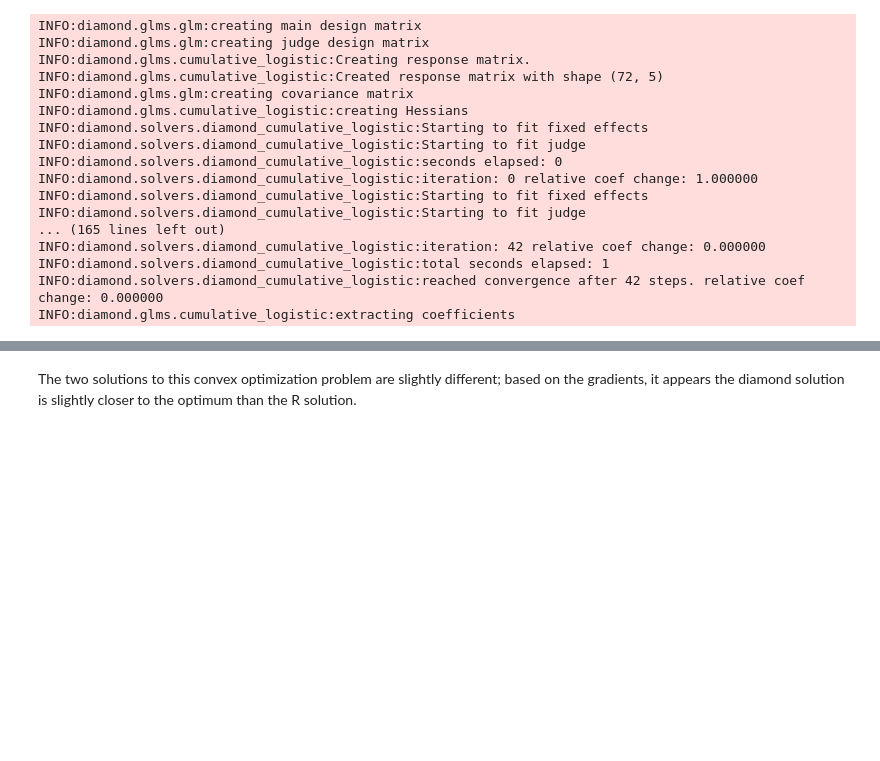
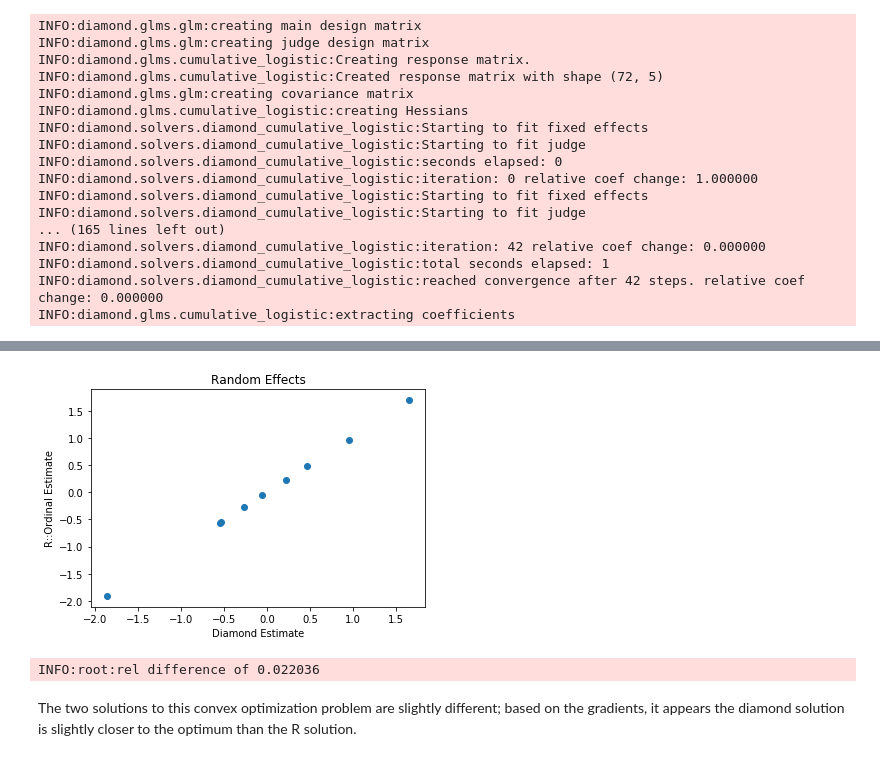
Before and after one commit to stitchfix/diamond, a Jupyter notebook: examples/ordinal/wine_example.ipynb, the cells around one changed output, grey strips where cells are left out. Saved outputs shown, nothing was run; the diff lists cells and outputs as text; code cells hidden in the pictures; blank space fills up the shorter version.

```diff
--- a/examples/ordinal/wine_example.ipynb
+++ b/examples/ordinal/wine_example.ipynb
@@ -171,10 +177,14 @@ print "rel difference of %f" %(norm(results['main'].main_value*-1.0 - fixef_R, 2
 # %%
 plt.scatter(results['judge'].intercept*-1.0, ranef_R)
 plt.xlabel("Diamond Estimate")
 plt.ylabel("R::Ordinal Estimate")
 plt.title("Random Effects")
 plt.show()
-print "rel difference of %f" %(norm(results['judge'].intercept*-1.0 - ranef_R, 2)/norm(ranef_R, 2))
+logging.info("rel difference of %f",
+             (norm(results['judge'].intercept*-1.0 - ranef_R, 2)/norm(ranef_R, 2)))
+# %% [output]
+[figure, added]
+INFO:root:rel difference of 0.022036
 # %% [markdown]
 The two solutions to this convex optimization problem are slightly different; based on the gradients, it appears the diamond solution is slightly closer to the optimum than the R solution.
 # %%
```
Also changed, not shown: parts of 7 cells of this notebook, 3 other files.
